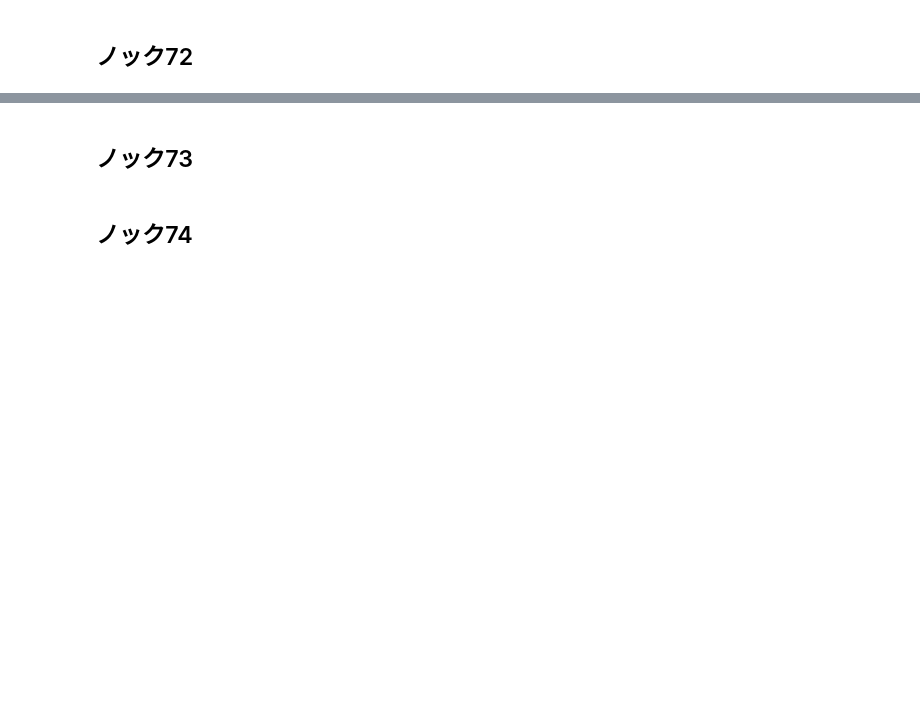
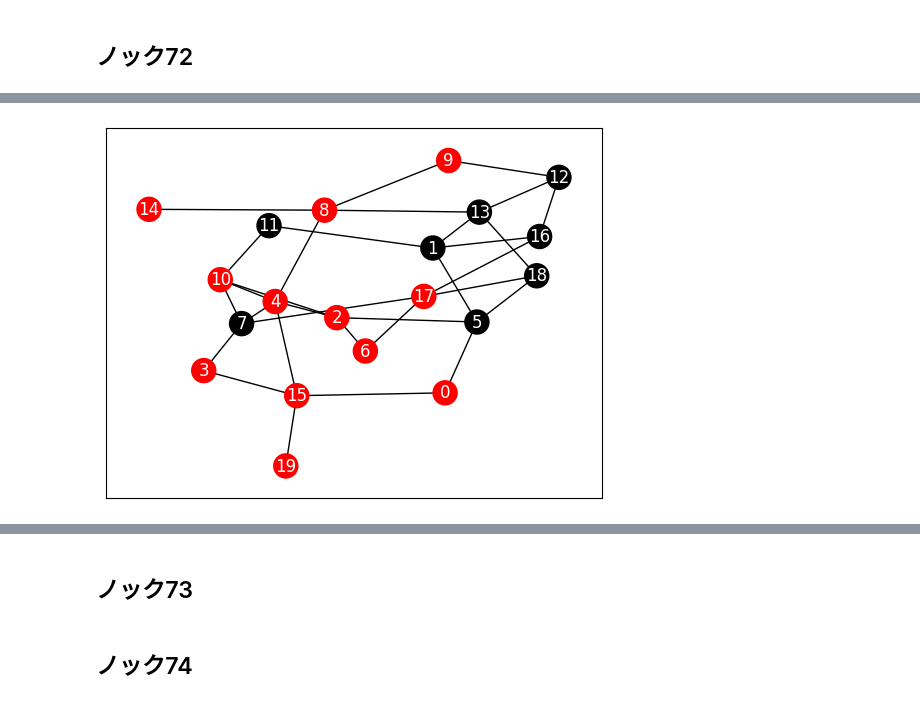
Before and after one commit to abenben/python_knock_100, a Jupyter notebook: knock/section_8/8.ipynb, the cells around one changed output, grey strips where cells are left out. Cells and saved outputs as stored; diff of their text form; code cells hidden in the pictures; blank space fills up the shorter version.

```diff
--- a/knock/section_8/8.ipynb
+++ b/knock/section_8/8.ipynb
@@ -10,0 +109,7 @@ warnings.filterwarnings('ignore')
+# %%
+# 描画
+t = 11
+nx.draw_networkx(G,font_color="w",node_color=active_node_coloring(list_timeSeries[t]))
+plt.show()
+# %% [output]
+[figure, added]
```
Also changed, not shown: parts of 9 cells of this notebook.
